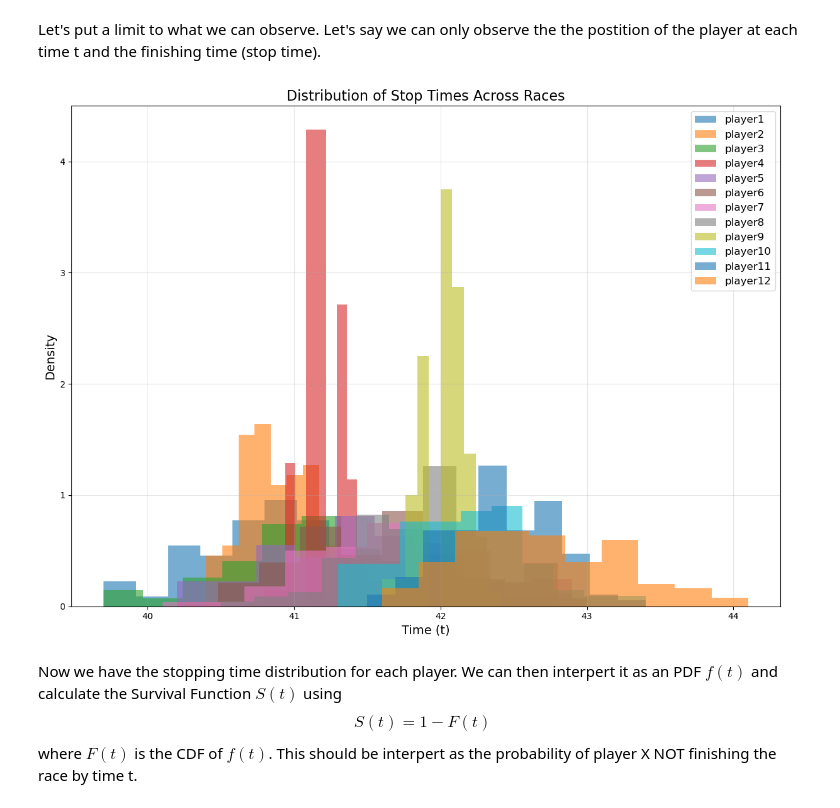
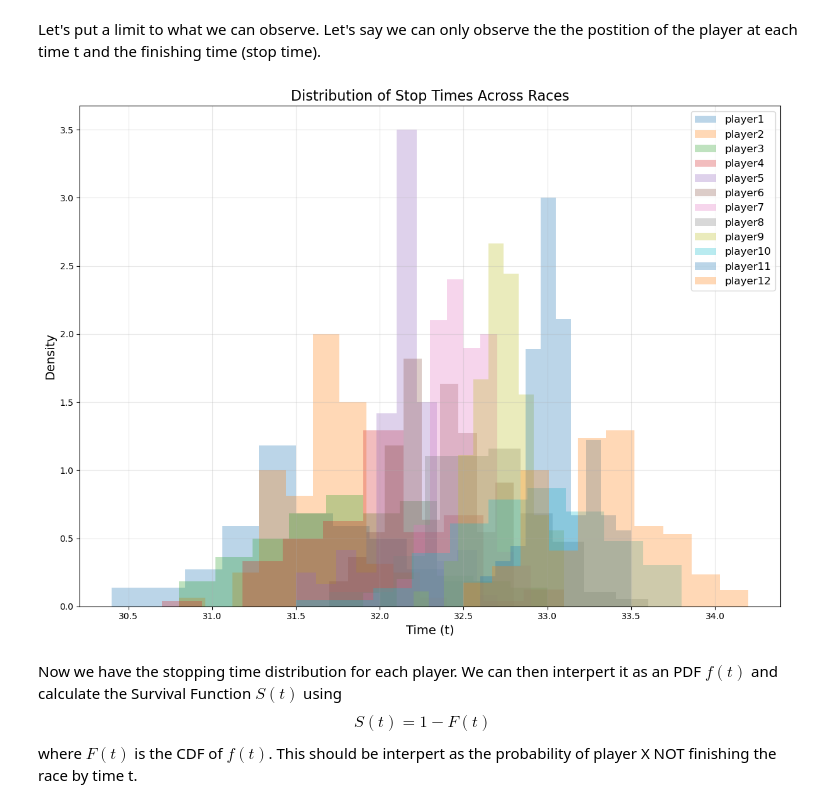
Before and after one commit to SzeLok0305/Racing_game, a Jupyter notebook: Race.ipynb, the cells around one changed output. Cells and saved outputs as stored; diff of their text form; code cells hidden in the pictures.

```diff
--- a/Race.ipynb
+++ b/Race.ipynb
@@ -88,9 +88,6 @@ def generate_race_data(players, num_races, total_time, goal_distance, eps_para=0
         results (dict): A dictionary containing:
             {
                 "player1": {
-                    "true_acc": list of np.arrays for all races,
-                    "noisy_acc": list of np.arrays for all races,
-                    "estimated_acc": np.array (aggregated across races),
                     "distances": list of np.arrays for all races,
                     "stop_times": list of ints (one for each race),
                 },
@@ -144,7 +141,7 @@ def generate_race_data(players, num_races, total_time, goal_distance, eps_para=0
 
     return results
 # %%
-def generate_players(num_players=12, mu_start=1.2, mu_end=1.1, sigma_range=(0.1, 0.6)):
+def generate_players(num_players=12, mu_start=2, mu_end=1.8, sigma_range=(0.3, 0.9)):
     mu_acc_values = np.linspace(mu_start, mu_end, num_players)
 
     sigma_acc_values = np.random.uniform(sigma_range[0], sigma_range[1], num_players)
@@ -170,18 +167,18 @@ sampled_data = generate_race_data(players, num_races, total_time, goal_distance,
 # %%
 plt.figure(figsize=(12, 9))
 for player in sampled_data:
     player_times = sampled_data[player]["stop_times"]
-    plt.hist(player_times, label=player, bins=10, density=True, alpha=0.6)
+    plt.hist(player_times, label=player, bins=10, density=True, alpha=0.3)
 
 plt.xlabel("Time (t)", fontsize=14)
 plt.ylabel("Density", fontsize=14)
 plt.legend(fontsize=12)
 plt.grid(alpha=0.3)
 plt.title("Distribution of Stop Times Across Races", fontsize=16)
 plt.tight_layout()
 plt.show()
 # %% [output]
-[figure, old version]
+[figure, new version]
 # %% [markdown]
 Now we have the stopping time distribution for each player. We can then interpert it as an PDF $f(t)$ and calculate the Survival Function $S(t)$ using
 $$
```
Also changed, not shown: parts of 4 cells of this notebook.
